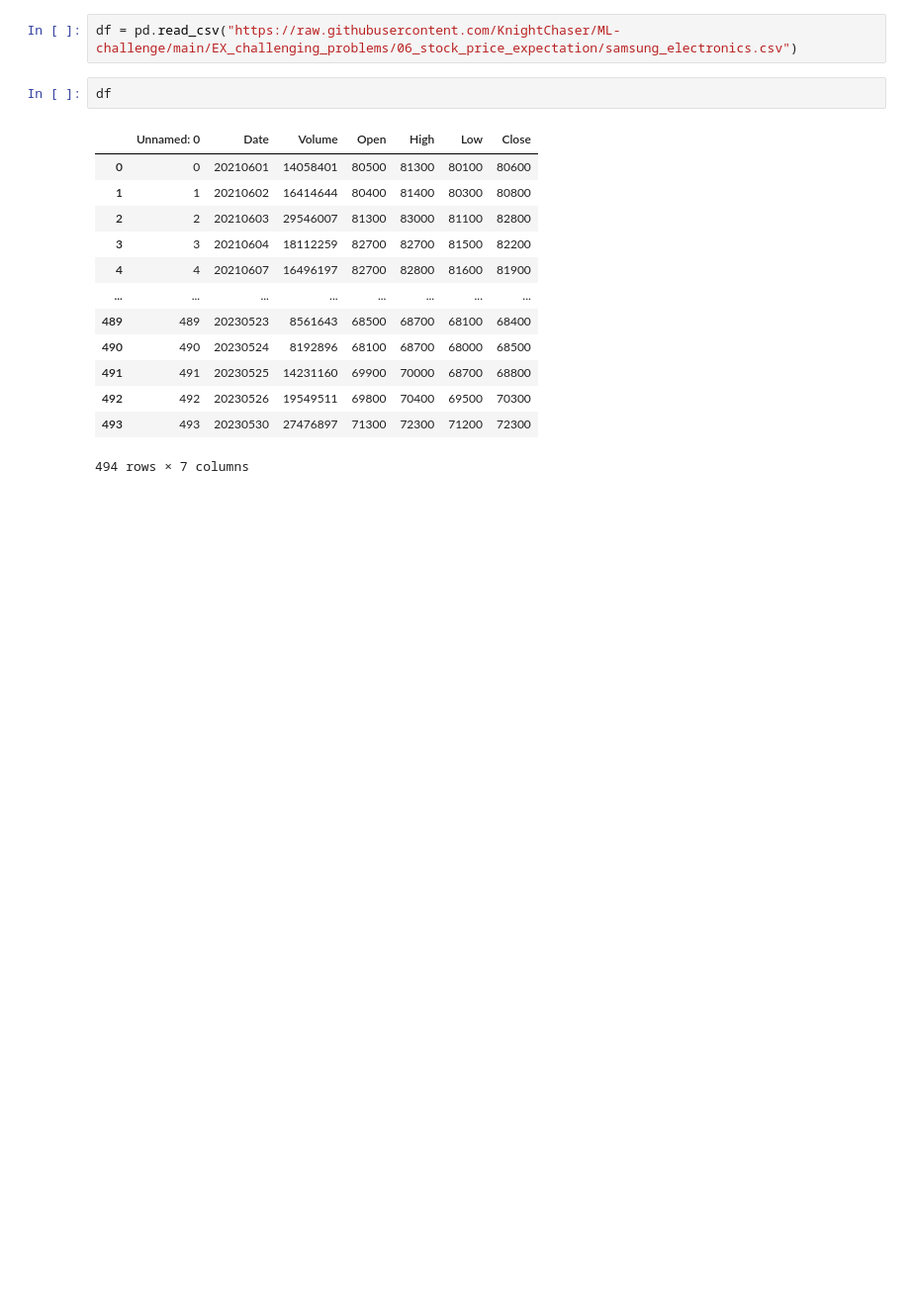
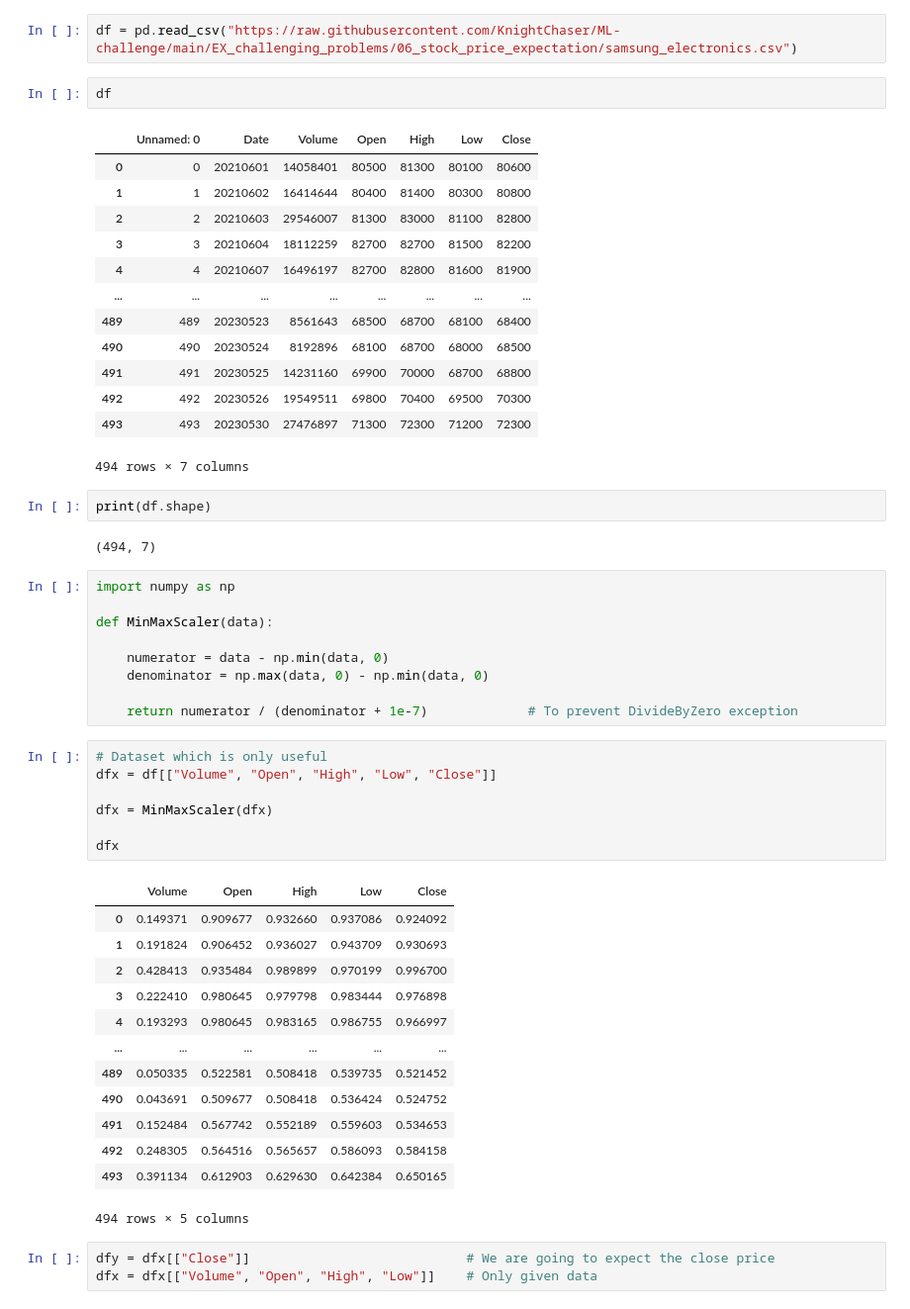
Before and after one commit to KnightChaser/ML-challenge, a Jupyter notebook: EX_challenging_problems/06_stock_price_expectation/stock_price_expectation_RNN.ipynb, the cells around one changed output. Shown at 99% size. Saved outputs shown, nothing was run; the diff lists cells and outputs as text; blank space fills up the shorter version.

```diff
--- a/EX_challenging_problems/06_stock_price_expectation/stock_price_expectation_RNN.ipynb
+++ b/EX_challenging_problems/06_stock_price_expectation/stock_price_expectation_RNN.ipynb
@@ -40,3 +41,40 @@ df
 | 492 | 492 | 20230526 | 19549511 | 69800 | 70400 | 69500 | 70300 |
 | 493 | 493 | 20230530 | 27476897 | 71300 | 72300 | 71200 | 72300 |
 494 rows × 7 columns
+# %%
+print(df.shape)
+# %% [output]
+(494, 7)
+# %%
+import numpy as np
+
+def MinMaxScaler(data):
+
+    numerator = data - np.min(data, 0)
+    denominator = np.max(data, 0) - np.min(data, 0)
+
+    return numerator / (denominator + 1e-7)             # To prevent DivideByZero exception
+# %%
+# Dataset which is only useful
+dfx = df[["Volume", "Open", "High", "Low", "Close"]]
+
+dfx = MinMaxScaler(dfx)
+
+dfx
+# %% [output]
+|  | Volume | Open | High | Low | Close |
+| 0 | 0.149371 | 0.909677 | 0.932660 | 0.937086 | 0.924092 |
+| 1 | 0.191824 | 0.906452 | 0.936027 | 0.943709 | 0.930693 |
+| 2 | 0.428413 | 0.935484 | 0.989899 | 0.970199 | 0.996700 |
+| 3 | 0.222410 | 0.980645 | 0.979798 | 0.983444 | 0.976898 |
+| 4 | 0.193293 | 0.980645 | 0.983165 | 0.986755 | 0.966997 |
+| ... | ... | ... | ... | ... | ... |
+| 489 | 0.050335 | 0.522581 | 0.508418 | 0.539735 | 0.521452 |
+| 490 | 0.043691 | 0.509677 | 0.508418 | 0.536424 | 0.524752 |
+| 491 | 0.152484 | 0.567742 | 0.552189 | 0.559603 | 0.534653 |
+| 492 | 0.248305 | 0.564516 | 0.565657 | 0.586093 | 0.584158 |
+| 493 | 0.391134 | 0.612903 | 0.629630 | 0.642384 | 0.650165 |
+494 rows × 5 columns
+# %%
+dfy = dfx[["Close"]]                            # We are going to expect the close price
+dfx = dfx[["Volume", "Open", "High", "Low"]]    # Only given data
```
Also changed, not shown: parts of 16 cells of this notebook, 1 other file.
